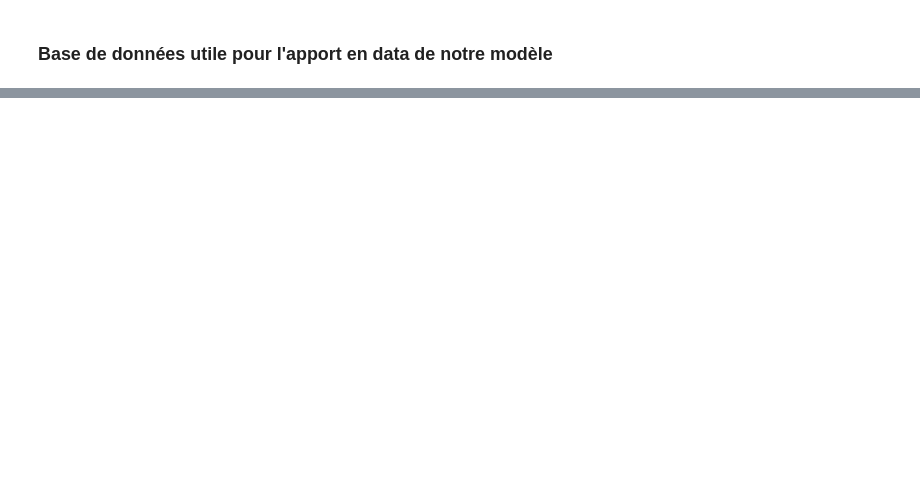
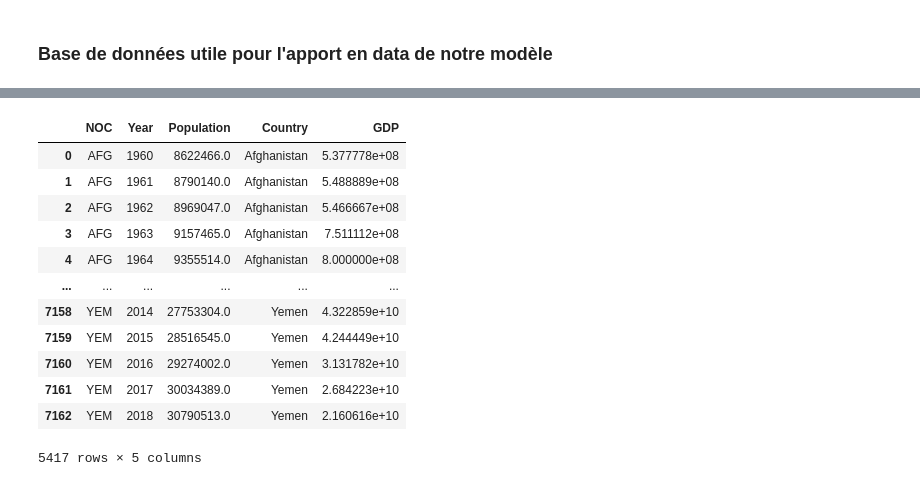
Before and after one commit to nastoo/tp-methodes-pour-analytique, a Jupyter notebook: Projet.ipynb, the cells around one changed output, grey strips where cells are left out. Saved outputs shown, nothing was run; the diff lists cells and outputs as text; code cells hidden in the pictures; blank space fills up the shorter version.

Commit message:
Réunion dataframe pop et gdp

```diff
--- a/Projet.ipynb
+++ b/Projet.ipynb
@@ -185,7 +185,7 @@ In [3] used 43.0 MiB RAM in 2.17s (system mean cpu 24%, single max cpu 100%), pe
 L_pays_1896=[]
 L_pays_1948=[]
 L_pays_2000=[]
-
+L_pays=[]
 
 elements=soup_2.findAll('span',class_='datasortkey')
 
@@ -1209,4 +1842,4 @@ df_melted_population
 # %% [markdown]
 ### Base de données utile pour l'apport en data de notre modèle
 # %%
-df_hist_pop=pd.merge(df_melted_population,df_dictionnary,on='NOC',how='left')
+df_hist_pop=pd.merge(df_melted_population,df_dictionnary,on=['NOC'])
@@ -1215,4 +1867,2 @@ df_hist_pop=pd.merge(df_melted_population,df_dictionnary,on='NOC',how='left')
 # %%
-#test=pd.merge(df_hist_gdp,df_hist_pop,on='Year')
-
-#test
+df_data_pop_gdp=pd.merge(df_hist_pop,df_hist_gdp,on=['NOC','Year','Country'])
@@ -1218,0 +1873,2 @@ df_hist_pop=pd.merge(df_melted_population,df_dictionnary,on='NOC',how='left')
+# %%
+df_data_pop_gdp=df_data_pop_gdp.dropna(subset='GDP')
@@ -1218,0 +1877,16 @@ df_hist_pop=pd.merge(df_melted_population,df_dictionnary,on='NOC',how='left')
+# %%
+df_data_pop_gdp
+# %% [output]
+|  | NOC | Year | Population | Country | GDP |
+| 0 | AFG | 1960 | 8622466.0 | Afghanistan | 5.377778e+08 |
+| 1 | AFG | 1961 | 8790140.0 | Afghanistan | 5.488889e+08 |
+| 2 | AFG | 1962 | 8969047.0 | Afghanistan | 5.466667e+08 |
+| 3 | AFG | 1963 | 9157465.0 | Afghanistan | 7.511112e+08 |
+| 4 | AFG | 1964 | 9355514.0 | Afghanistan | 8.000000e+08 |
+| ... | ... | ... | ... | ... | ... |
+| 7158 | YEM | 2014 | 27753304.0 | Yemen | 4.322859e+10 |
+| 7159 | YEM | 2015 | 28516545.0 | Yemen | 4.244449e+10 |
+| 7160 | YEM | 2016 | 29274002.0 | Yemen | 3.131782e+10 |
+| 7161 | YEM | 2017 | 30034389.0 | Yemen | 2.684223e+10 |
+| 7162 | YEM | 2018 | 30790513.0 | Yemen | 2.160616e+10 |
+5417 rows × 5 columns
```
Also changed, not shown: parts of 130 cells of this notebook.
